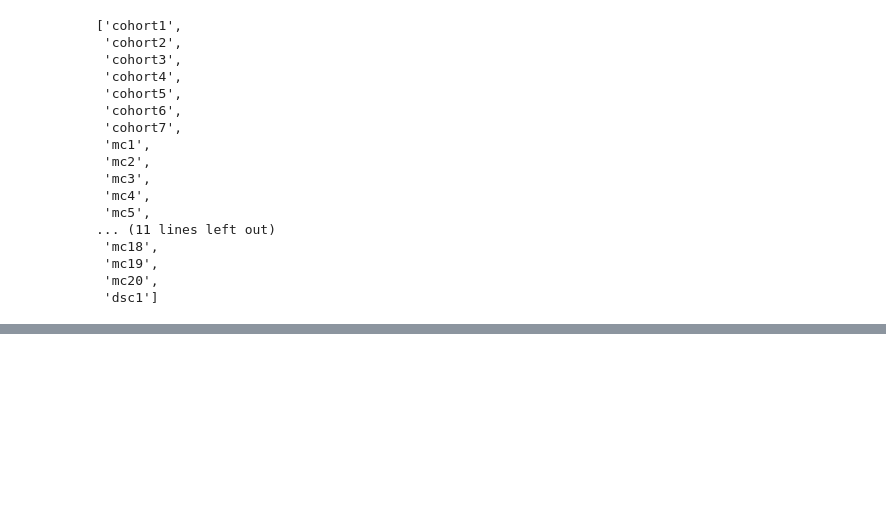
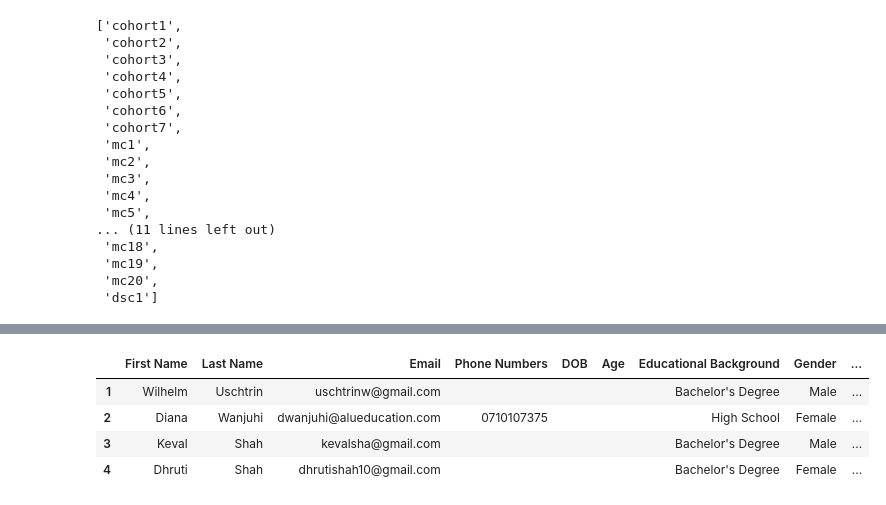
Before and after one commit to S-Ngigi/ML, a Jupyter notebook: Student_Profile.ipynb, the cells around one changed output, grey strips where cells are left out. Saved outputs shown, nothing was run; the diff lists cells and outputs as text; code cells hidden in the pictures; blank space fills up the shorter version.

```diff
--- a/Student_Profile.ipynb
+++ b/Student_Profile.ipynb
@@ -63,7 +237,8 @@ outcomes_worksheets
 # ttl = lambda x : x.title()
 # outcomes_test = [ for i in outcomes_worksheets if re.match('^M|^D', i.title)]
 # outcomes_test
-for i in outcomes_worksheets:
-  if re.match('^M|^D', i.title):
-    i.update_title(i.title.replace(i.title[-1], f" {i.title[-1]}"))
-outcomes_worksheets
+# import re
+# for i in outcomes_worksheets:
+#   if re.match('^M|^D', i.title):
+#     i.update_title(i.title.replace(i.title[-1], f" {i.title[-1]}"))
+# outcomes_worksheets
@@ -167,0 +295,4 @@ outcomes_dfs['mc7']
+# %%
+# Checking initial shape
+for k, v in outcomes_dfs.items():
+  print(k, ': ', v.shape)
@@ -167,0 +317,10 @@ outcomes_dfs['mc7']
+# %%
+for k, v in outcomes_dfs.items():
+  # Create new column with the class name i.e cohort 1, cohort 2, cohort 3
+  v['Class'] = k
+  # Get the index of the first occurence of null in First Name
+  df_boundary = (v['First Name'].values == '').argmax()
+  # Return all rows before instance of null
+  outcomes_dfs[k] = v[v.index <= df_boundary]
+  # Print data & new shape
+  print(f'{k} shape: {outcomes_dfs[k].shape}')
@@ -167,0 +345,8 @@ outcomes_dfs['mc7']
+# %%
+outcomes_dfs['cohort1'].tail()
+# %% [output]
+|  | First Name | Last Name | Email | Phone Numbers | DOB | Age | Educational Background | Gender | ... |
+| 1 | Wilhelm | Uschtrin | uschtrinw@gmail.com |  |  |  | Bachelor's Degree | Male | ... |
+| 2 | Diana | Wanjuhi | dwanjuhi@alueducation.com | 0710107375 |  |  | High School | Female | ... |
+| 3 | Keval | Shah | kevalsha@gmail.com |  |  |  | Bachelor's Degree | Male | ... |
+| 4 | Dhruti | Shah | dhrutishah10@gmail.com |  |  |  | Bachelor's Degree | Female | ... |
```
Also changed, not shown: parts of 28 cells of this notebook.
